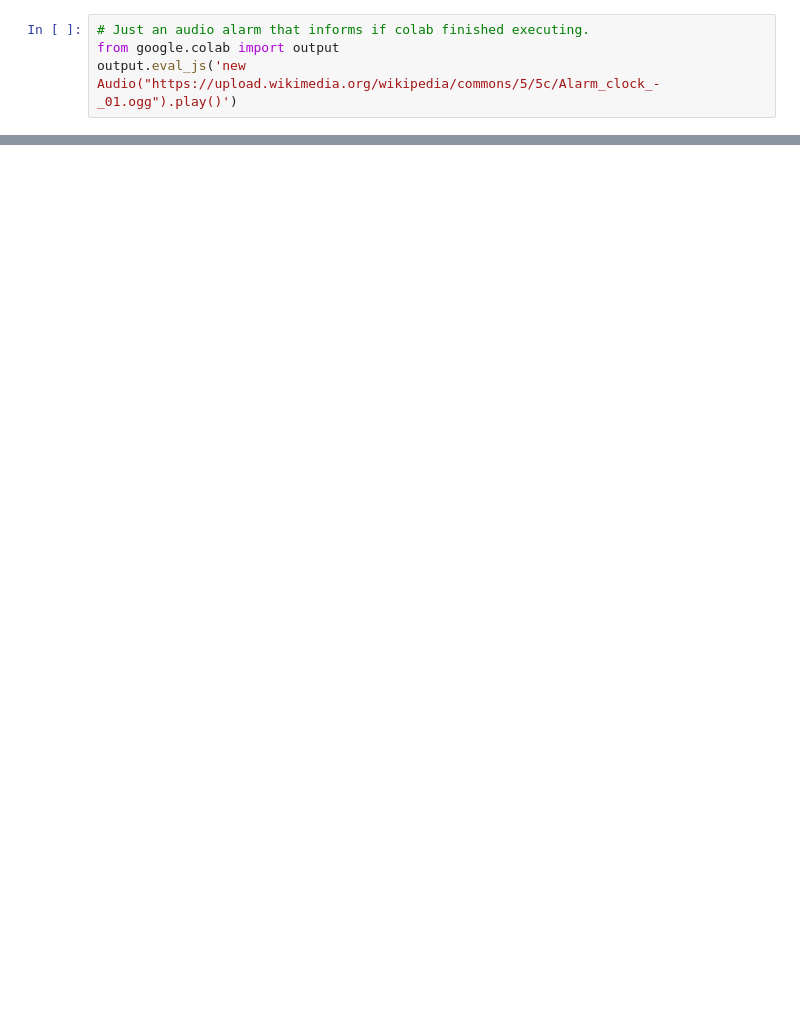
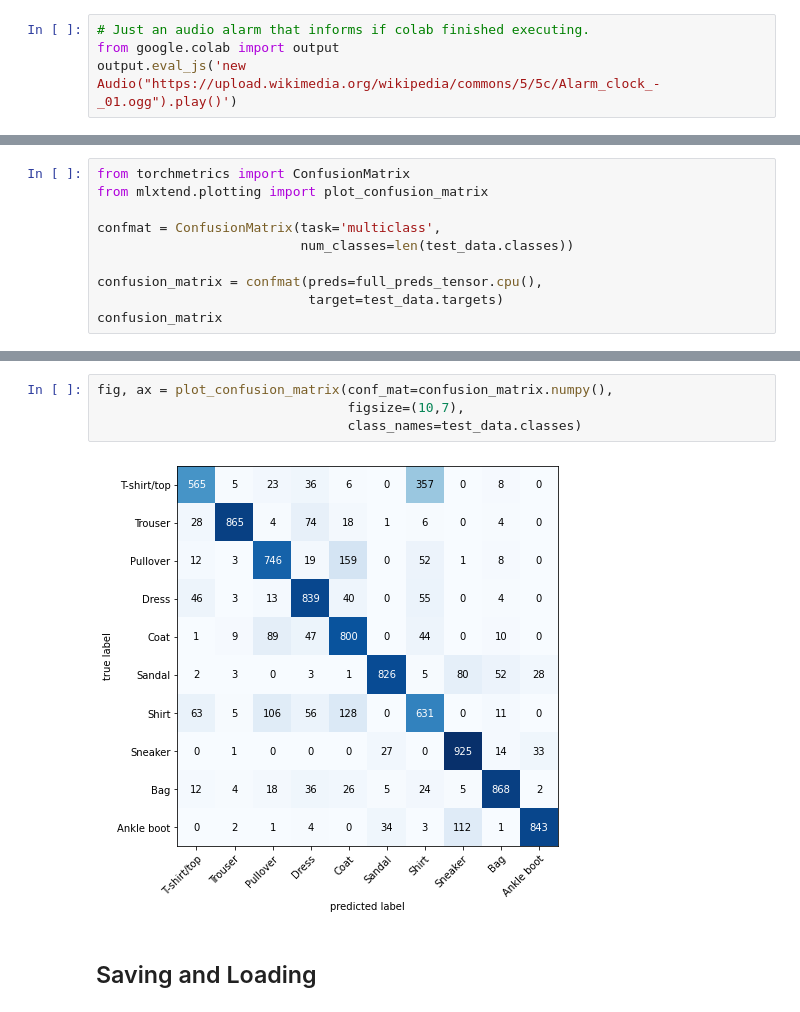
Before and after one commit to Sidharth-Darwin/PyTorch_Programs, a Jupyter notebook: cnn1.ipynb, the cells around one changed output, grey strips where cells are left out. Saved outputs shown, nothing was run; the diff lists cells and outputs as text; blank space fills up the shorter version.

```diff
--- a/cnn1.ipynb
+++ b/cnn1.ipynb
@@ -294,0 +432,10 @@ output.eval_js('new Audio("https://upload.wikimedia.org/wikipedia/commons/5/5c/A
+# %%
+from torchmetrics import ConfusionMatrix
+from mlxtend.plotting import plot_confusion_matrix
+
+confmat = ConfusionMatrix(task='multiclass',
+                          num_classes=len(test_data.classes))
+
+confusion_matrix = confmat(preds=full_preds_tensor.cpu(),
+                           target=test_data.targets)
+confusion_matrix
@@ -294,0 +453,8 @@ output.eval_js('new Audio("https://upload.wikimedia.org/wikipedia/commons/5/5c/A
+# %%
+fig, ax = plot_confusion_matrix(conf_mat=confusion_matrix.numpy(),
+                                figsize=(10,7),
+                                class_names=test_data.classes)
+# %% [output]
+[figure, added]
+# %% [markdown]
+## Saving and Loading
```
Also changed, not shown: parts of 18 cells of this notebook.
